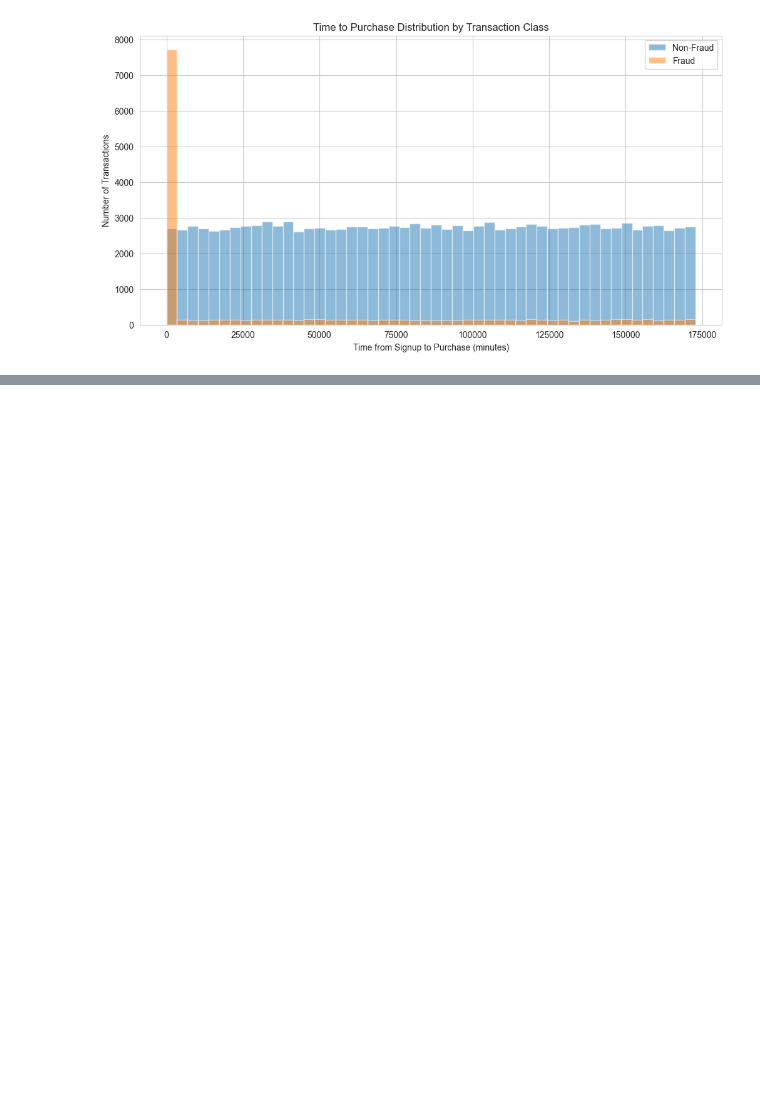
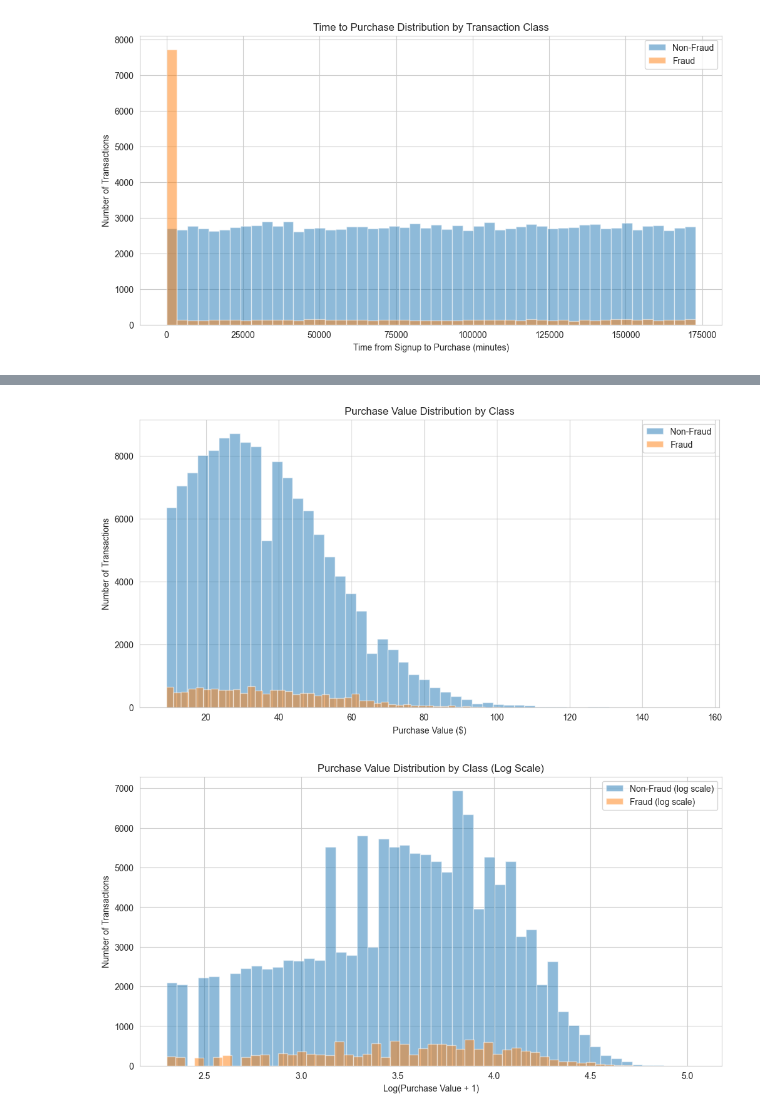
Before and after one commit to nebiyuu/-detection-of-fraud, a Jupyter notebook: notebooks/EDA.ipynb, the cells around one changed output, grey strips where cells are left out. Cells and saved outputs as stored; diff of their text form; code cells hidden in the pictures; blank space fills up the shorter version.

```diff
--- a/notebooks/EDA.ipynb
+++ b/notebooks/EDA.ipynb
@@ -185,0 +201,30 @@ plt.show()
+# %%
+import numpy as np
+import matplotlib.pyplot as plt
+
+plt.figure(figsize=(12,6))
+
+# Plot regular purchase_value distributions
+plt.hist(df_fraud[df_fraud['class'] == 0]['purchase_value'], bins=50, alpha=0.5, label='Non-Fraud')
+plt.hist(df_fraud[df_fraud['class'] == 1]['purchase_value'], bins=50, alpha=0.5, label='Fraud')
+
+plt.xlabel('Purchase Value ($)')
+plt.ylabel('Number of Transactions')
+plt.title('Purchase Value Distribution by Class')
+plt.legend()
+plt.show()
+
+# If skewed, plot log scale
+
+plt.figure(figsize=(12,6))
+plt.hist(np.log1p(df_fraud[df_fraud['class'] == 0]['purchase_value']), bins=50, alpha=0.5, label='Non-Fraud (log scale)')
+plt.hist(np.log1p(df_fraud[df_fraud['class'] == 1]['purchase_value']), bins=50, alpha=0.5, label='Fraud (log scale)')
+
+plt.xlabel('Log(Purchase Value + 1)')
+plt.ylabel('Number of Transactions')
+plt.title('Purchase Value Distribution by Class (Log Scale)')
+plt.legend()
+plt.show()
+# %% [output]
+[figure, added]
+[figure, added]
```
Also changed, not shown: parts of 1 cell of this notebook.
